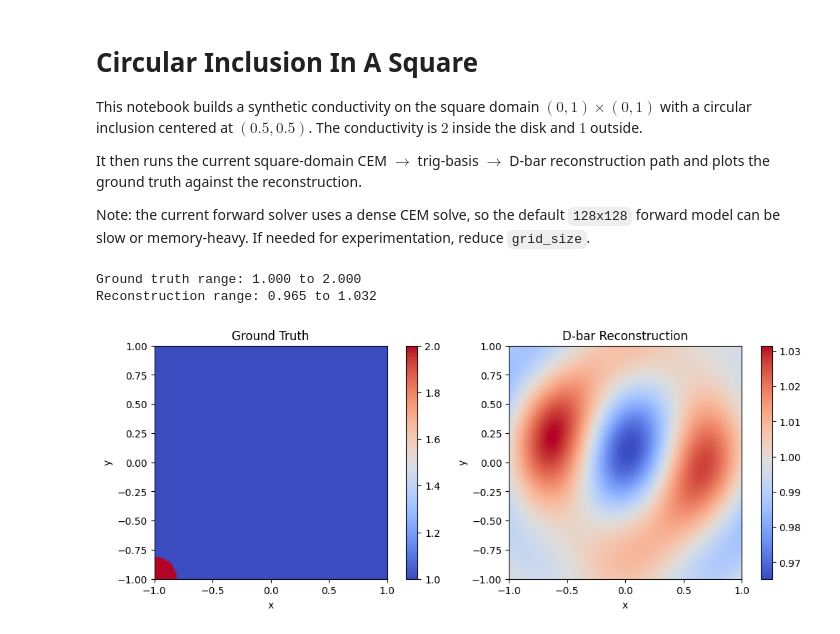
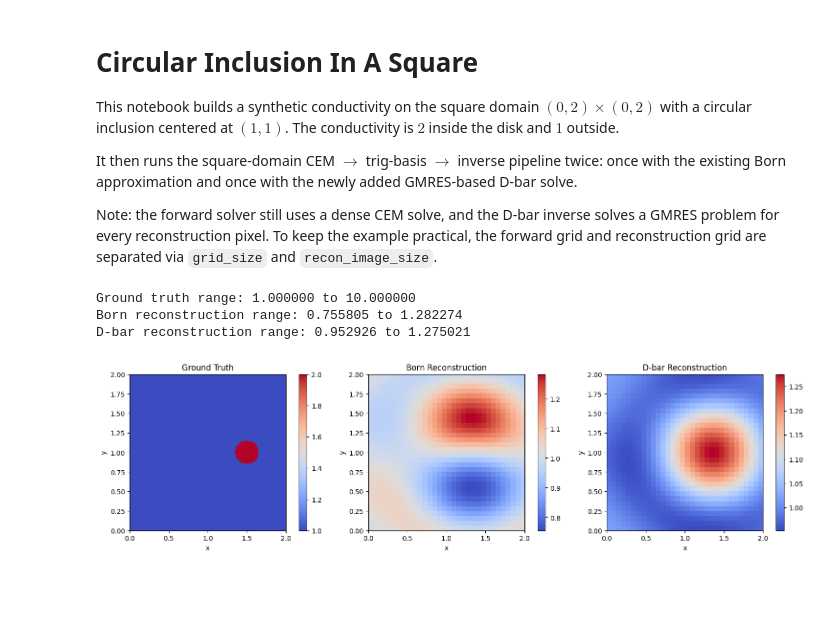
Before and after one commit to scaomath/dbar-eit-pytorch, a Jupyter notebook: examples/example_circular.ipynb, the cells around one changed output. Saved outputs shown, nothing was run; the diff lists cells and outputs as text; code cells hidden in the pictures; blank space fills up the shorter version.

```diff
--- a/examples/example_circular.ipynb
+++ b/examples/example_circular.ipynb
@@ -1,11 +1,11 @@
 # %% [markdown]
 # Circular Inclusion In A Square
 
-This notebook builds a synthetic conductivity on the square domain $(0, 1) \times (0, 1)$ with a circular inclusion centered at $(0.5, 0.5)$. The conductivity is $2$ inside the disk and $1$ outside.
+This notebook builds a synthetic conductivity on the square domain $(0, 2) \times (0, 2)$ with a circular inclusion centered at $(1, 1)$. The conductivity is $2$ inside the disk and $1$ outside.
 
-It then runs the current square-domain CEM $\rightarrow$ trig-basis $\rightarrow$ D-bar reconstruction path and plots the ground truth against the reconstruction.
+It then runs the square-domain CEM $\rightarrow$ trig-basis $\rightarrow$ inverse pipeline twice: once with the existing Born approximation and once with the newly added GMRES-based D-bar solve.
 
-Note: the current forward solver uses a dense CEM solve, so the default `128x128` forward model can be slow or memory-heavy. If needed for experimentation, reduce `grid_size`.
+Note: the forward solver still uses a dense CEM solve, and the D-bar inverse solves a GMRES problem for every reconstruction pixel. To keep the example practical, the forward grid and reconstruction grid are separated via `grid_size` and `recon_image_size`.
 # %%
 from pathlib import Path
 import matplotlib.pyplot as plt
@@ -64,8 +68,8 @@ dn_gt = build_dn_map_from_electrode_data(
     n_boundary_samples=n_boundary_samples,
 )
 # %%
-reconstructor = DbarReconstruction2D(
-    image_size=grid_size,
+born_reconstructor = DbarReconstruction2D(
+    image_size=recon_image_size,
     n_boundary_nodes=n_boundary_samples,
     n_modes=n_electrodes - 1,
     n_electrodes=n_electrodes,
@@ -73,32 +77,59 @@ reconstructor = DbarReconstruction2D(
     k_radius=k_radius,
     domain_shape='square',
     domain_size=domain_size,
+    inverse_method='born',
+    scattering_scale=2,
 )
 
-sigma_rec = reconstructor.forward(lambda_sigma=dn_gt, lambda_ref=dn_ref)[0].detach().cpu()
+dbar_reconstructor = DbarReconstruction2D(
+    image_size=recon_image_size,
+    n_boundary_nodes=n_boundary_samples,
+    n_modes=n_electrodes - 1,
+    n_electrodes=n_electrodes,
+    k_grid_size=k_grid_size,
+    k_radius=k_radius,
+    domain_shape='square',
+    domain_size=domain_size,
+    inverse_method='dbar',
+    scattering_scale=2,
+    gmres_restart=gmres_restart,
+    gmres_rtol=gmres_rtol,
+    gmres_maxiter=gmres_maxiter,
+)
+
+sigma_rec_born = born_reconstructor(lambda_sigma=dn_gt, lambda_ref=dn_ref)[0].detach().cpu()
+sigma_rec_dbar = dbar_reconstructor(lambda_sigma=dn_gt, lambda_ref=dn_ref)[0].detach().cpu()
 sigma_gt_cpu = sigma_gt.detach().cpu()
 
-print(f'Ground truth range: {float(sigma_gt_cpu.min()):.3f} to {float(sigma_gt_cpu.max()):.3f}')
-print(f'Reconstruction range: {float(sigma_rec.min()):.3f} to {float(sigma_rec.max()):.3f}')
+print(f'Ground truth range: {float(sigma_gt_cpu.min()):.6f} to {float(sigma_gt_cpu.max()):.6f}')
+print(f'Born reconstruction range: {float(sigma_rec_born.min()):.6f} to {float(sigma_rec_born.max()):.6f}')
+print(f'D-bar reconstruction range: {float(sigma_rec_dbar.min()):.6f} to {float(sigma_rec_dbar.max()):.6f}')
 # %% [output]
-Ground truth range: 1.000 to 2.000
-Reconstruction range: 0.965 to 1.032
+Ground truth range: 1.000000 to 10.000000
+Born reconstruction range: 0.755805 to 1.282274
+D-bar reconstruction range: 0.952926 to 1.275021
 # %%
-fig, axes = plt.subplots(1, 2, figsize=(10, 4), constrained_layout=True)
-extent = (-domain_size/2, domain_size/2, -domain_size/2, domain_size/2)
+fig, axes = plt.subplots(1, 3, figsize=(15, 4), constrained_layout=True)
+extent = (0.0, domain_size, 0.0, domain_size)
 
 im0 = axes[0].imshow(sigma_gt_cpu.T, origin='lower', extent=extent, cmap='coolwarm', vmin=1.0, vmax=2.0)
 axes[0].set_title('Ground Truth')
 axes[0].set_xlabel('x')
 axes[0].set_ylabel('y')
 
-im1 = axes[1].imshow(sigma_rec.T, origin='lower', extent=extent, cmap='coolwarm')
-axes[1].set_title('D-bar Reconstruction')
+im1 = axes[1].imshow(sigma_rec_born.T, origin='lower', extent=extent, cmap='coolwarm')
+axes[1].set_title('Born Reconstruction')
 axes[1].set_xlabel('x')
 axes[1].set_ylabel('y')
 
+im2 = axes[2].imshow(sigma_rec_dbar.T, origin='lower', extent=extent, cmap='coolwarm')
+axes[2].set_title('D-bar Reconstruction')
+axes[2].set_xlabel('x')
+axes[2].set_ylabel('y')
+
 fig.colorbar(im0, ax=axes[0], fraction=0.046, pad=0.04)
 fig.colorbar(im1, ax=axes[1], fraction=0.046, pad=0.04)
+fig.colorbar(im2, ax=axes[2], fraction=0.046, pad=0.04)
 plt.show()
 # %% [output]
-[figure, old version]
+[figure, new version]
```
Also changed, not shown: parts of 1 cell of this notebook, 4 other files.
